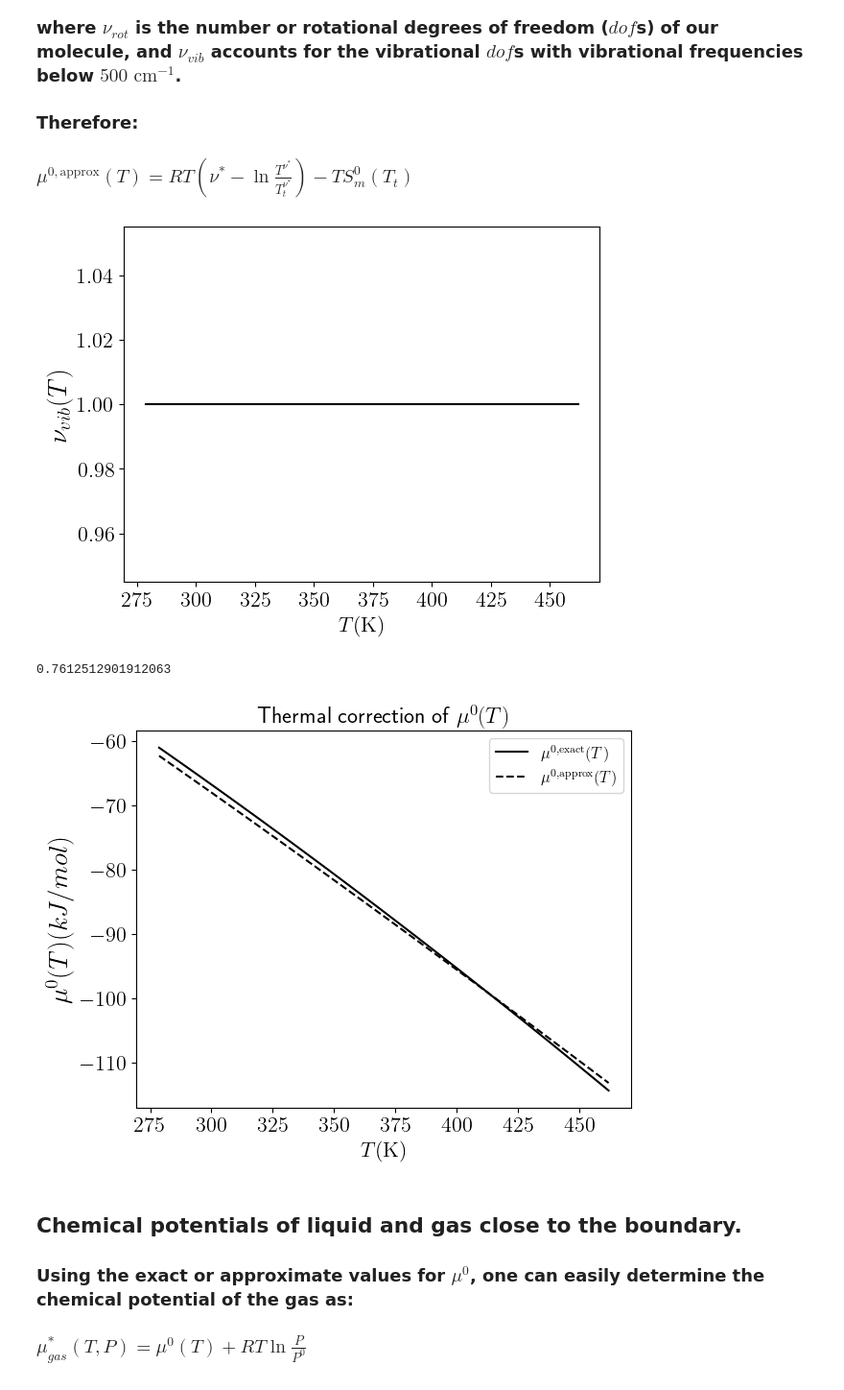
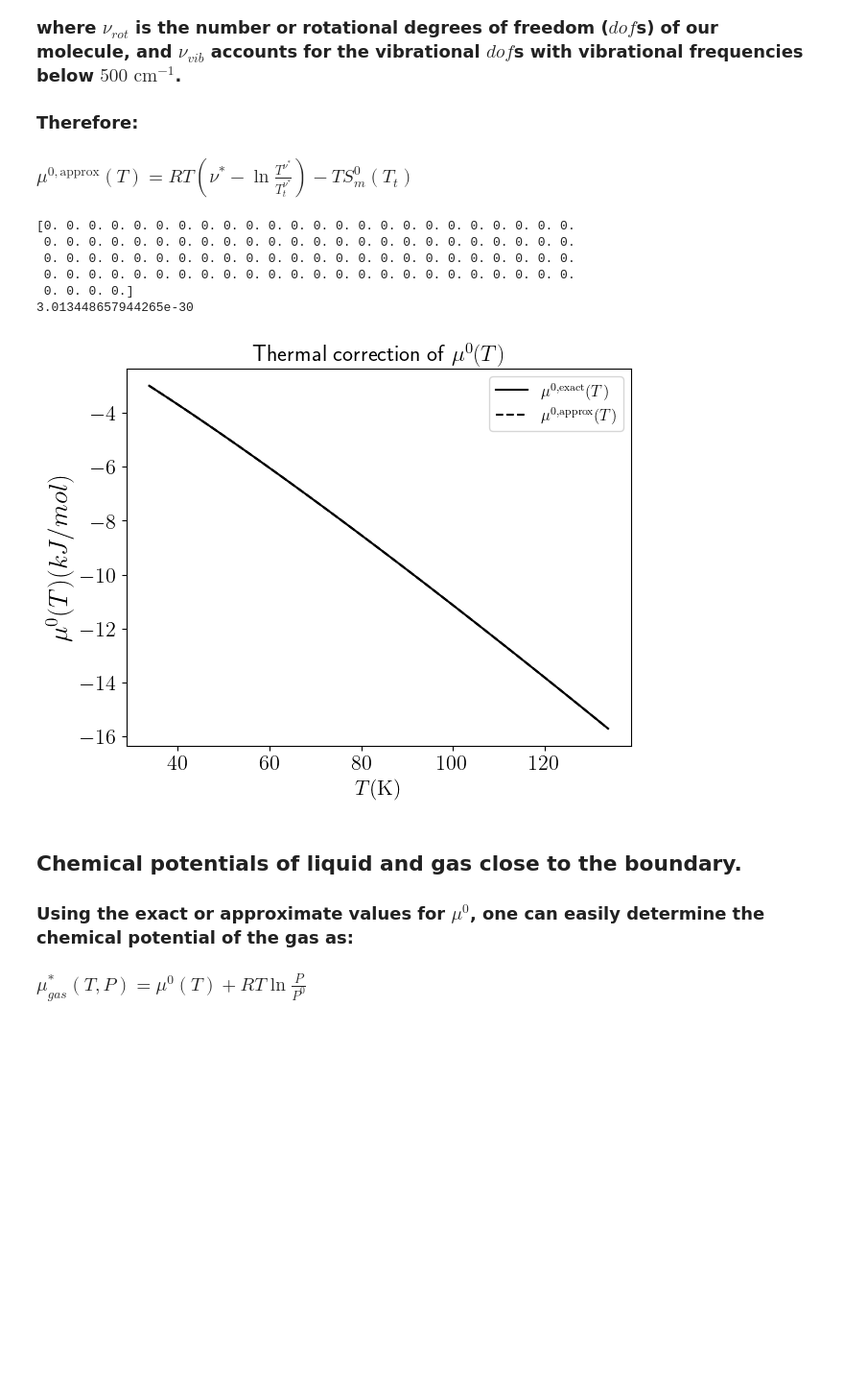
Before and after one commit to emartineznunez/LV_phase_diagrams, a Jupyter notebook: Phase_diagram_pure.ipynb, the cells around one changed output. Shown at 96% size. Saved outputs shown, nothing was run; the diff lists cells and outputs as text; code cells hidden in the pictures; blank space fills up the shorter version.

```diff
--- a/Phase_diagram_pure.ipynb
+++ b/Phase_diagram_pure.ipynb
@@ -342,7 +348,7 @@ else:
   #Plot the P-T diagram (P vs T)
   Ta = np.linspace(ans[0][0],ans[0][1],100)
   T1 = np.linspace(TtA,Tlim,100)
-  T2 = np.linspace(TtA-100,TtA,100)
+  T2 = np.linspace(max(1,TtA-100),TtA,100)
   plt.rcParams['text.usetex'] = True
   plt.plot(T1,p(dHA,PtA,TtA,T1),'-',color='blue',label='Liquid-gas boundary (Clapeyron)')
   plt.plot(T2,p(dHsA,PtA,TtA,T2),'-',color='black',label='Solid -gas boundary (Clapeyron)')
@@ -425,6 +431,7 @@ h = 6.6260693e-34         # J s
 k_B = 1.3806505e-23       # J/K
 c = 2.99792558e8          # speed of light in m/s
 bar2Pa = 1e5          # 1 bar to N/m**2
+T1 = np.linspace(TtA-50, TtA+50, 100)
 
 def G_m_0(temp,m,A,B,C,lin_A,nat_A,sigma,*freq):
   import math
@@ -478,60 +485,46 @@ for Ti in T1:
   corr[index]= Gi
   corr2[index]= Hi - Ti * Si
 
-from scipy import stats
-x = np.linspace(0.05,0.1,10)
-c_v = (1 / x) ** 2 * ( np.exp(-(1/2/x) ) / (1 - np.exp (-1 / x) ) ) ** 2
-
-res = stats.linregress(x,c_v)
-a = res.intercept ; b = res.slope
-#print(a,b)
 nu_vib = np.zeros(100)
 if nat_A > 1:
   nu_rot = 3 - int(lin_A[0])
   for freq in freqA:
     tita = h * c * 1.e2 * float(freq) / k_B
     for i,ele in enumerate(T1):
       x = ele / tita
-      #nu_vib[i] += (1 + np.tanh(0.0040*x-1.57)) * 0.5
-      nu_vib[i] = 1.
+      nu_vib[i] += (1 + np.tanh(0.0040*x-1.77)) * 0.5
+      #nu_vib[i] = 1.
 else:
   nu_rot = 0
 nu = (5 + nu_rot + 2 * nu_vib) / 2
-#print (nu)
+print (nu_vib)
 
 Gref, Href, Sref = G_m_0(TtA,float(mA[0]),float(AA[0]),float(BA[0]),float(CA[0]),float(lin_A[0]),nat_A,float(sigmaA[0]),*freqA)
-
-
-plt.plot(T1,nu_vib,'-',color='black')
-plt.ylabel(r'$\nu_{vib}(T)$',fontsize=20)
-plt.xlabel(r'$T(\mathrm{K})$',fontsize=16)
-plt.xticks(fontsize=16)
-plt.yticks(fontsize=16)
-plt.show()
-
-
-#print(type(TtA), TtA, Sref)
 diff = 0
 for i,ele in enumerate(T1):
   true = float(corr[i])
   appr = R * ele * (nu[i] - np.log(ele ** nu[i] /TtA ** nu[i])) - ele * Sref
   diff += (true-appr) ** 2
 print(diff/N)
 
 plt.plot(T1,corr,'-',color='black', label='$\mu^{0,\mathrm{exact}}(T)$')
 plt.plot(T1,R*T1*(nu-np.log(T1**nu/TtA**nu))-T1*Sref,'--',color='black', label='$\mu^{0,\mathrm{approx}}(T)$')
 plt.ylabel(r'$\mu^0(T) (kJ/mol)$',fontsize=20)
 plt.xlabel(r'$T(\mathrm{K})$',fontsize=16)
 plt.legend(fontsize=12)
 plt.xticks(fontsize=16)
 plt.yticks(fontsize=16)
 plt.tight_layout()
 plt.title('Thermal correction of $\mu^0(T)$', fontsize=17)
 plt.show()
 # %% [output]
+[0. 0. 0. 0. 0. 0. 0. 0. 0. 0. 0. 0. 0. 0. 0. 0. 0. 0. 0. 0. 0. 0. 0. 0.
+ 0. 0. 0. 0. 0. 0. 0. 0. 0. 0. 0. 0. 0. 0. 0. 0. 0. 0. 0. 0. 0. 0. 0. 0.
+ 0. 0. 0. 0. 0. 0. 0. 0. 0. 0. 0. 0. 0. 0. 0. 0. 0. 0. 0. 0. 0. 0. 0. 0.
+ 0. 0. 0. 0. 0. 0. 0. 0. 0. 0. 0. 0. 0. 0. 0. 0. 0. 0. 0. 0. 0. 0. 0. 0.
+ 0. 0. 0. 0.]
+3.013448657944265e-30
-[figure, old version]
+[figure, new version]
-0.7612512901912063
-[figure, removed]
 # %% [markdown]
 ## **Chemical potentials of liquid and gas close to the boundary.**
 
```
Also changed, not shown: parts of 5 cells of this notebook.
